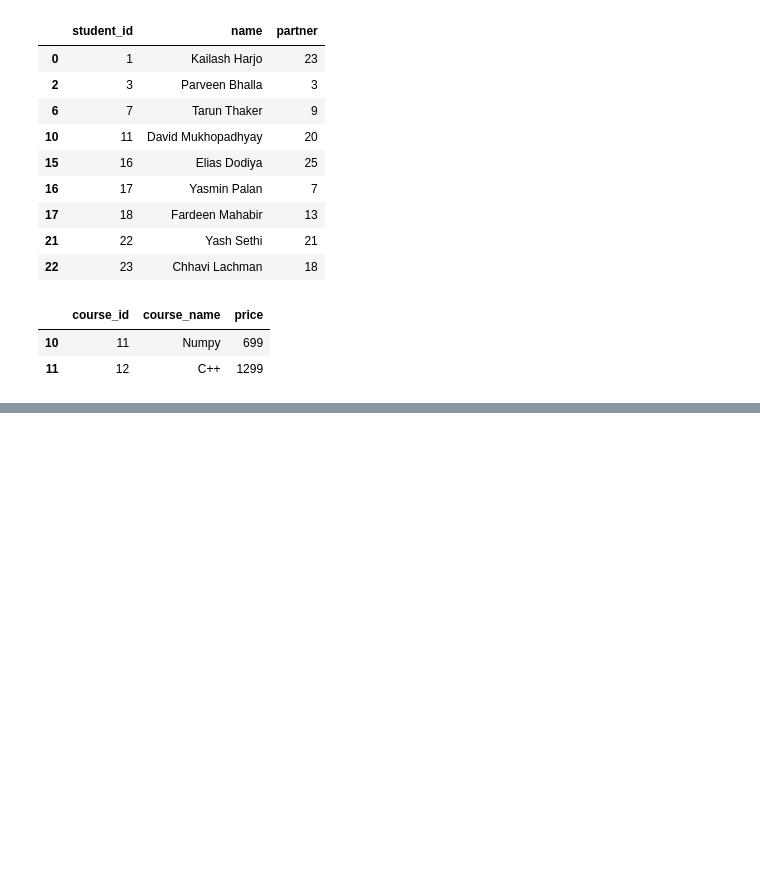
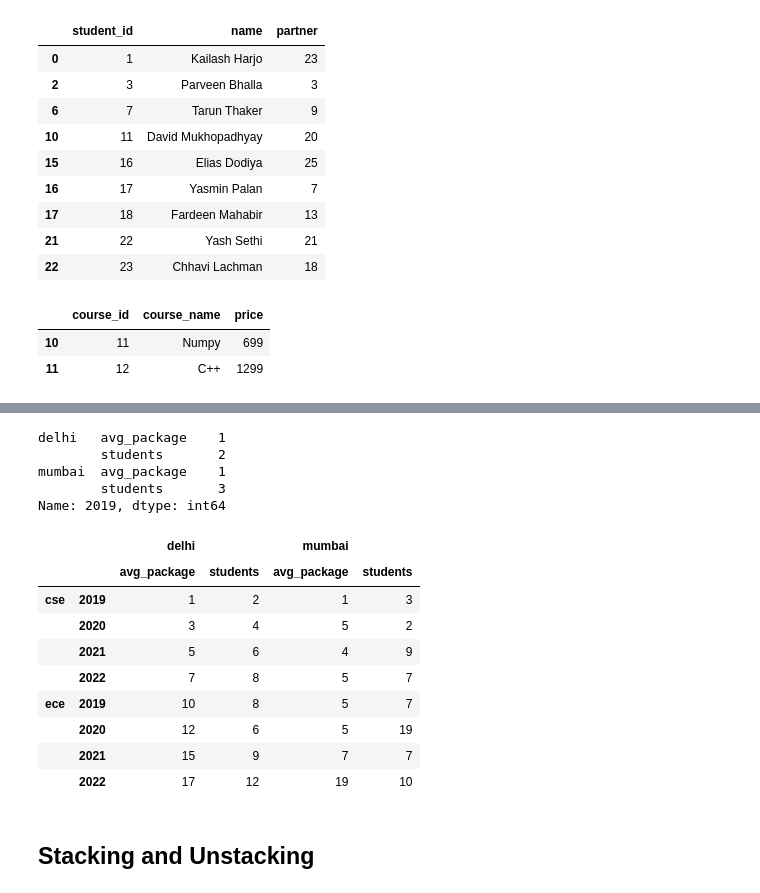
Before and after one commit to karnop/python-data-science-tuts, a Jupyter notebook: pandas-tutorial.ipynb, the cells around one changed output, grey strips where cells are left out. Drawn from its saved outputs; the diff is of its cells as text; code cells hidden in the pictures; blank space fills up the shorter version.

```diff
--- a/pandas-tutorial.ipynb
+++ b/pandas-tutorial.ipynb
@@ -2052,0 +2323,39 @@ courses[courses["course_id"].isin(id)]
+# %%
+df2.loc[2019]
+# %% [output]
+delhi   avg_package    1
+        students       2
+mumbai  avg_package    1
+        students       3
+Name: 2019, dtype: int64
+# %%
+# multindexing on both, rows and columns
+df3 = pd.DataFrame(
+    [
+        [1,2,1,3],
+        [3,4,5,2],
+        [5,6,4,9],
+        [7,8,5,7],
+        [10,8,5,7],
+        [12,6,5,19],
+        [15,9,7,7],
+        [17,12,19,10],
+    ],
+    index= multiindex,
+    columns=pd.MultiIndex.from_product([["delhi", "mumbai"],["avg_package", "students"]])
+)
+
+df3 # 4d DataFrame
+# %% [output]
+|  |  | delhi |  | mumbai |  |
+|  |  | avg_package | students | avg_package | students |
+| cse | 2019 | 1 | 2 | 1 | 3 |
+|  | 2020 | 3 | 4 | 5 | 2 |
+|  | 2021 | 5 | 6 | 4 | 9 |
+|  | 2022 | 7 | 8 | 5 | 7 |
+| ece | 2019 | 10 | 8 | 5 | 7 |
+|  | 2020 | 12 | 6 | 5 | 19 |
+|  | 2021 | 15 | 9 | 7 | 7 |
+|  | 2022 | 17 | 12 | 19 | 10 |
+# %% [markdown]
+## Stacking and Unstacking
```
Also changed, not shown: parts of 53 cells of this notebook.
